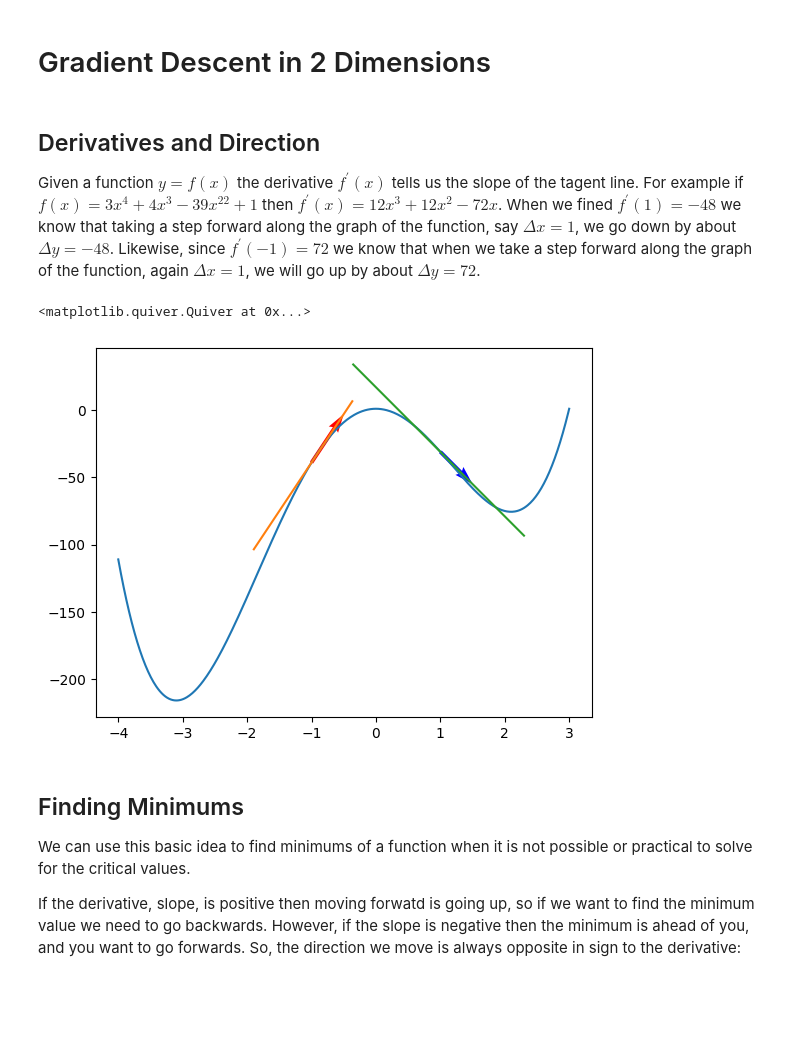
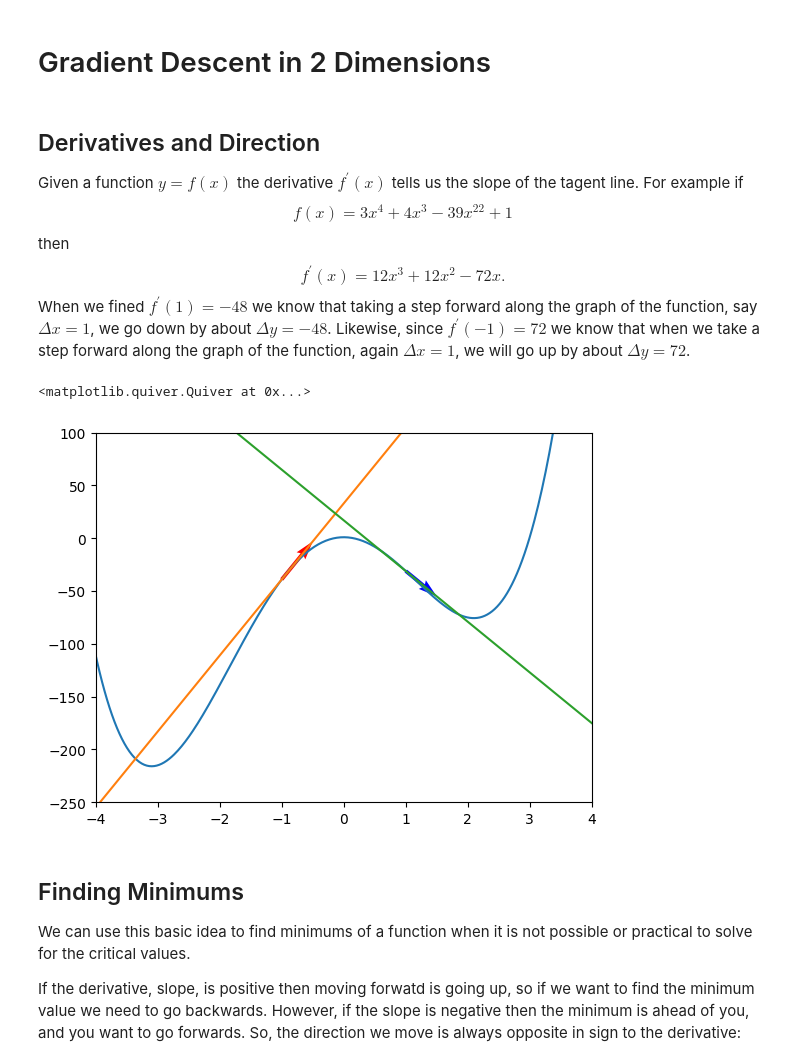
Before and after one commit to narges2027/Mmmmm..Machine_Learning, a Jupyter notebook: Class_Files/gradients.ipynb, the cells around one changed output. Saved outputs shown, nothing was run; the diff lists cells and outputs as text; code cells hidden in the pictures; blank space fills up the shorter version.

```diff
--- a/Class_Files/gradients.ipynb
+++ b/Class_Files/gradients.ipynb
@@ -8,7 +8,7 @@ from scipy.optimize import curve_fit
 # Gradient Descent in 2 Dimensions
 # %% [markdown]
 ## Derivatives and Direction
-Given a function $y=f(x)$ the derivative $f^\prime(x)$ tells us the slope of the tagent line.  For example if $f(x)=3 x^4 + 4 x^3 - 39 x^22+1$ then $f^\prime(x)=12x^3 + 12x^2 - 72 x$.  When we fined $f^\prime(1)=-48$ we know that taking a step forward along the graph of the function, say $\Delta x=1$, we go down by about $\Delta y=-48$. Likewise, since $f^\prime(-1)=72$ we know that when we take a step forward along the graph of the function, again $\Delta x=1$, we will go up by about $\Delta y=72$.
+Given a function $y=f(x)$ the derivative $f^\prime(x)$ tells us the slope of the tagent line.  For example if $$f(x)=3 x^4 + 4 x^3 - 39 x^22+1$$ then $$f^\prime(x)=12x^3 + 12x^2 - 72 x.$$  When we fined $f^\prime(1)=-48$ we know that taking a step forward along the graph of the function, say $\Delta x=1$, we go down by about $\Delta y=-48$. Likewise, since $f^\prime(-1)=72$ we know that when we take a step forward along the graph of the function, again $\Delta x=1$, we will go up by about $\Delta y=72$.
 # %%
 # Function f(x)
 def f(x):
@@ -20,21 +22,25 @@ def df(x):
 def ttf(x,a):
     return df(a)*(x-a)+f(a)
 # %%
-X = np.linspace(-4,3,500)
+# Here is a plot of the function f(x) along with some tangent lines.
+
+x = np.linspace(-5,5,500)
 
 # Plot of f(x)
-plt.plot(X,f(X))
+plt.plot(x,f(x))
+plt.xlim(-4,4)
+plt.ylim(-250,100)
 
 # Plot of the tangent to f(x) at x=-1 and corresponding direction vector
-plt.plot(X[150:260],ttf(X[150:260],-1))
+plt.plot(x,ttf(x,-1))
 plt.quiver(-1,f(-1),1,df(-1),angles='xy',scale_units='xy',scale=2,color='red')
 
 # Plot of the tangent to f(x) at x=1 and corresponding direction vector
-plt.plot(X[260:450],ttf(X[260:450],1))
+plt.plot(x,ttf(x,1))
 plt.quiver(1,f(1),1,df(1),angles='xy',scale_units='xy',scale=2,color='blue')
 # %% [output]
 <matplotlib.quiver.Quiver at 0x...>
-[figure, old version]
+[figure, new version]
 # %% [markdown]
 ## Finding Minimums
 We can use this basic idea to find minimums of a function when it is not possible or practical to solve for the critical values.
```
Also changed, not shown: parts of 28 cells of this notebook.
